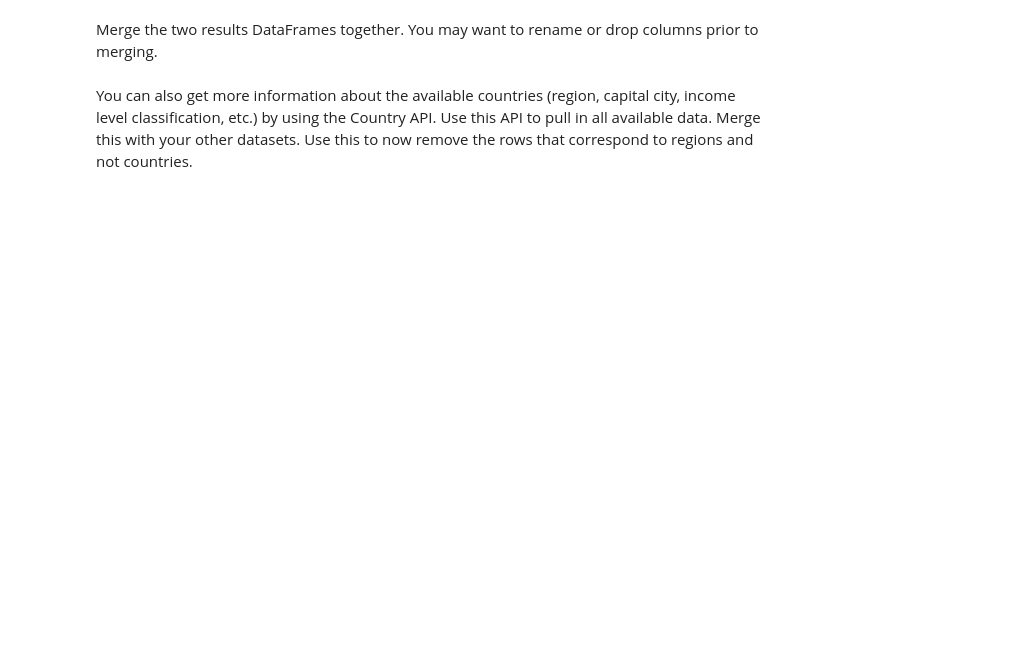
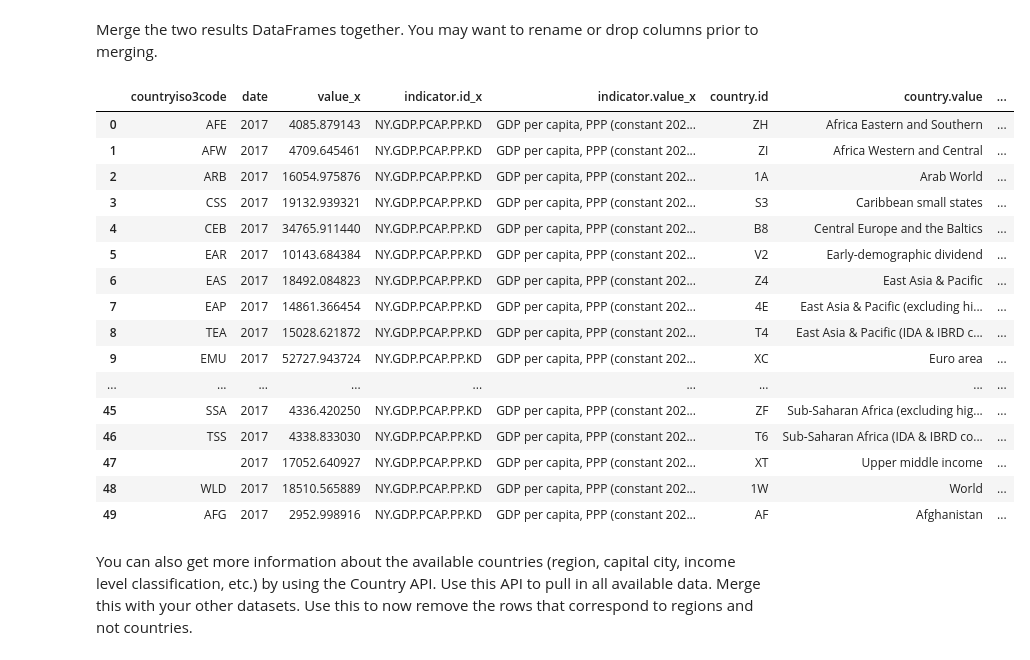
Before and after one commit to NewForce-Cohort-10-Data/socrata-api-Isiybelle, a Jupyter notebook: notebooks/API Exercise.ipynb, the cells around one changed output. Saved outputs shown, nothing was run; the diff lists cells and outputs as text; code cells hidden in the pictures; blank space fills up the shorter version.

```diff
--- a/notebooks/API Exercise.ipynb
+++ b/notebooks/API Exercise.ipynb
@@ -77,6 +78,25 @@ spdyn
 # %% [markdown]
 Merge the two results DataFrames together. You may want to rename or drop columns prior to merging.
 # %%
-# nysp = pd.merge(nygdp, spdyn,
+nysp = pd.merge(nygdp, spdyn, how='left', on=['countryiso3code', 'date', 'country.id', 'country.value'])
+nysp
+# %% [output]
+|  | countryiso3code | date | value_x | indicator.id_x | indicator.value_x | country.id | country.value | ... |
+| 0 | AFE | 2017 | 4085.879143 | NY.GDP.PCAP.PP.KD | GDP per capita, PPP (constant 202... | ZH | Africa Eastern and Southern | ... |
+| 1 | AFW | 2017 | 4709.645461 | NY.GDP.PCAP.PP.KD | GDP per capita, PPP (constant 202... | ZI | Africa Western and Central | ... |
+| 2 | ARB | 2017 | 16054.975876 | NY.GDP.PCAP.PP.KD | GDP per capita, PPP (constant 202... | 1A | Arab World | ... |
+| 3 | CSS | 2017 | 19132.939321 | NY.GDP.PCAP.PP.KD | GDP per capita, PPP (constant 202... | S3 | Caribbean small states | ... |
+| 4 | CEB | 2017 | 34765.911440 | NY.GDP.PCAP.PP.KD | GDP per capita, PPP (constant 202... | B8 | Central Europe and the Baltics | ... |
+| 5 | EAR | 2017 | 10143.684384 | NY.GDP.PCAP.PP.KD | GDP per capita, PPP (constant 202... | V2 | Early-demographic dividend | ... |
+| 6 | EAS | 2017 | 18492.084823 | NY.GDP.PCAP.PP.KD | GDP per capita, PPP (constant 202... | Z4 | East Asia & Pacific | ... |
+| 7 | EAP | 2017 | 14861.366454 | NY.GDP.PCAP.PP.KD | GDP per capita, PPP (constant 202... | 4E | East Asia & Pacific (excluding hi... | ... |
+| 8 | TEA | 2017 | 15028.621872 | NY.GDP.PCAP.PP.KD | GDP per capita, PPP (constant 202... | T4 | East Asia & Pacific (IDA & IBRD c... | ... |
+| 9 | EMU | 2017 | 52727.943724 | NY.GDP.PCAP.PP.KD | GDP per capita, PPP (constant 202... | XC | Euro area | ... |
+| ... | ... | ... | ... | ... | ... | ... | ... | ... |
+| 45 | SSA | 2017 | 4336.420250 | NY.GDP.PCAP.PP.KD | GDP per capita, PPP (constant 202... | ZF | Sub-Saharan Africa (excluding hig... | ... |
+| 46 | TSS | 2017 | 4338.833030 | NY.GDP.PCAP.PP.KD | GDP per capita, PPP (constant 202... | T6 | Sub-Saharan Africa (IDA & IBRD co... | ... |
+| 47 |  | 2017 | 17052.640927 | NY.GDP.PCAP.PP.KD | GDP per capita, PPP (constant 202... | XT | Upper middle income | ... |
+| 48 | WLD | 2017 | 18510.565889 | NY.GDP.PCAP.PP.KD | GDP per capita, PPP (constant 202... | 1W | World | ... |
+| 49 | AFG | 2017 | 2952.998916 | NY.GDP.PCAP.PP.KD | GDP per capita, PPP (constant 202... | AF | Afghanistan | ... |
 # %% [markdown]
 You can also get more information about the available countries (region, capital city, income level classification, etc.) by using the Country API. Use this API to pull in all available data. Merge this with your other datasets. Use this to now remove the rows that correspond to regions and not countries.
```
Also changed, not shown: parts of 13 cells of this notebook.
